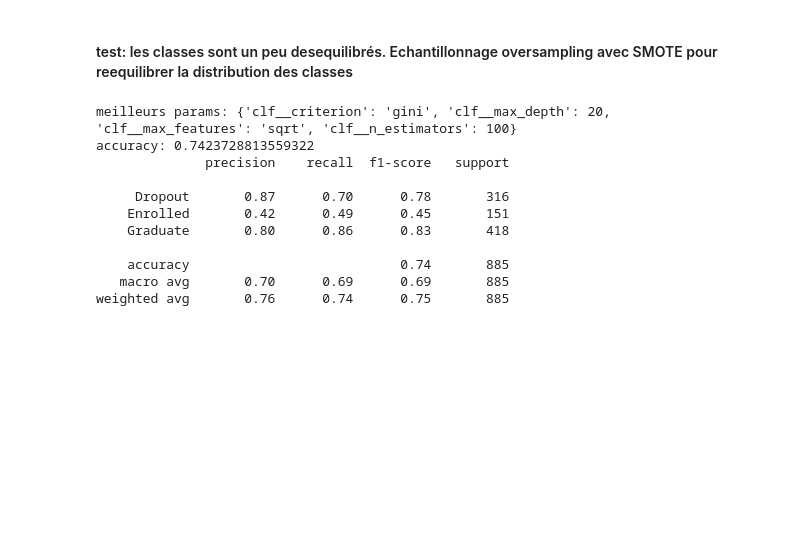
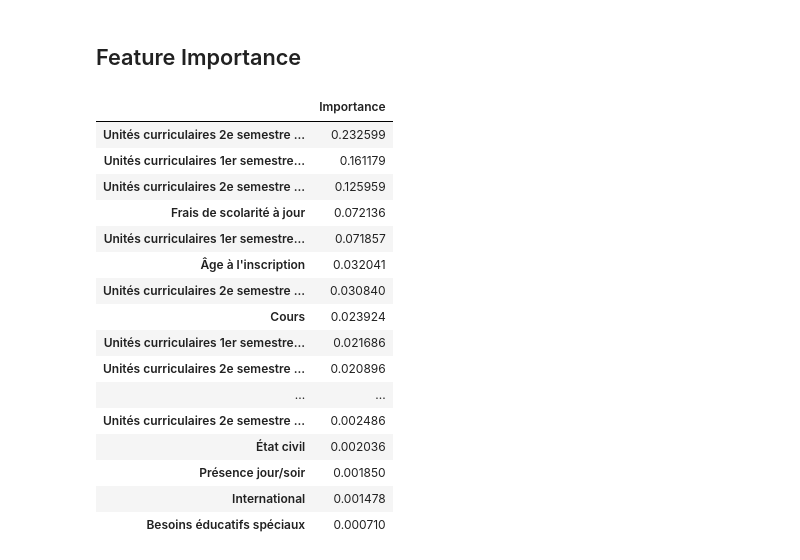
Before and after one commit to Zargotrax/MachineLearningStudentSuccess, a Jupyter notebook: RandomForest.ipynb, the cells around one changed output. Drawn from its saved outputs; the diff is of its cells as text; code cells hidden in the pictures; blank space fills up the shorter version.

```diff
--- a/RandomForest.ipynb
+++ b/RandomForest.ipynb
@@ -251,41 +125,22 @@ weighted avg       0.90      0.90      0.90       726
-# %% [markdown]
-#### test: les classes sont un peu desequilibrés. Echantillonnage oversampling avec SMOTE pour reequilibrer la distribution des classes
-# %%
-
-smote = SMOTE(random_state=42)
-
-pipeline = Pipeline([
-    ('smote', SMOTE(random_state=42)),
-    ('clf', RandomForestClassifier(random_state=42))
-])
-
-param_grid = {
-    'clf__n_estimators': [100, 300, 600, 1000],
-    'clf__max_depth': [7, 10, 15, 20, 25],
-    'clf__max_features': [None, 'sqrt', 0.2, 0.3, 0.4, 0.5],
-    'clf__criterion': ['gini', 'entropy'],
-}
-
-grid_search = GridSearchCV(estimator=pipeline, param_grid=param_grid, cv=3, n_jobs=-1, scoring='accuracy')
-grid_search.fit(X_train, y_train)
-
-print("meilleurs params:", grid_search.best_params_)
-
-best_clf = grid_search.best_estimator_
-best_clf.fit(X_train, y_train)
-
-y_pred = best_clf.predict(X_test)
-print("accuracy:", accuracy_score(y_test, y_pred))
-print(classification_report(y_test, y_pred))
-# %% [output]
-meilleurs params: {'clf__criterion': 'gini', 'clf__max_depth': 20, 'clf__max_features': 'sqrt', 'clf__n_estimators': 100}
-accuracy: 0.7423728813559322
-              precision    recall  f1-score   support
-
-     Dropout       0.87      0.70      0.78       316
-    Enrolled       0.42      0.49      0.45       151
-    Graduate       0.80      0.86      0.83       418
-
-    accuracy                           0.74       885
-   macro avg       0.70      0.69      0.69       885
-weighted avg       0.76      0.74      0.75       885
+# %% [markdown]
+## Feature Importance
+# %%
+utils.features_importance(best_model, X_train.columns, plot=False)
+# %% [output]
+|  | Importance |
+| Unités curriculaires 2e semestre ... | 0.232599 |
+| Unités curriculaires 1er semestre... | 0.161179 |
+| Unités curriculaires 2e semestre ... | 0.125959 |
+| Frais de scolarité à jour | 0.072136 |
+| Unités curriculaires 1er semestre... | 0.071857 |
+| Âge à l'inscription | 0.032041 |
+| Unités curriculaires 2e semestre ... | 0.030840 |
+| Cours | 0.023924 |
+| Unités curriculaires 1er semestre... | 0.021686 |
+| Unités curriculaires 2e semestre ... | 0.020896 |
+| ... | ... |
+| Unités curriculaires 2e semestre ... | 0.002486 |
+| État civil | 0.002036 |
+| Présence jour/soir | 0.001850 |
+| International | 0.001478 |
+| Besoins éducatifs spéciaux | 0.000710 |
```
Also changed, not shown: parts of 15 cells of this notebook, 24 other files.
